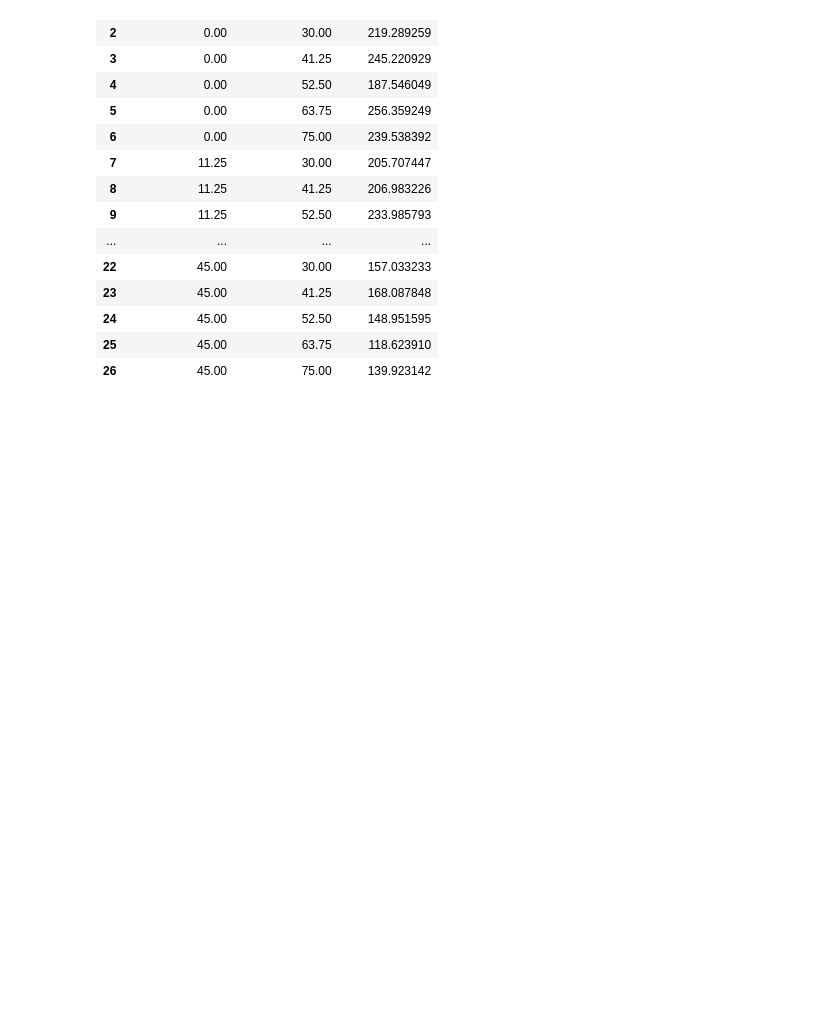
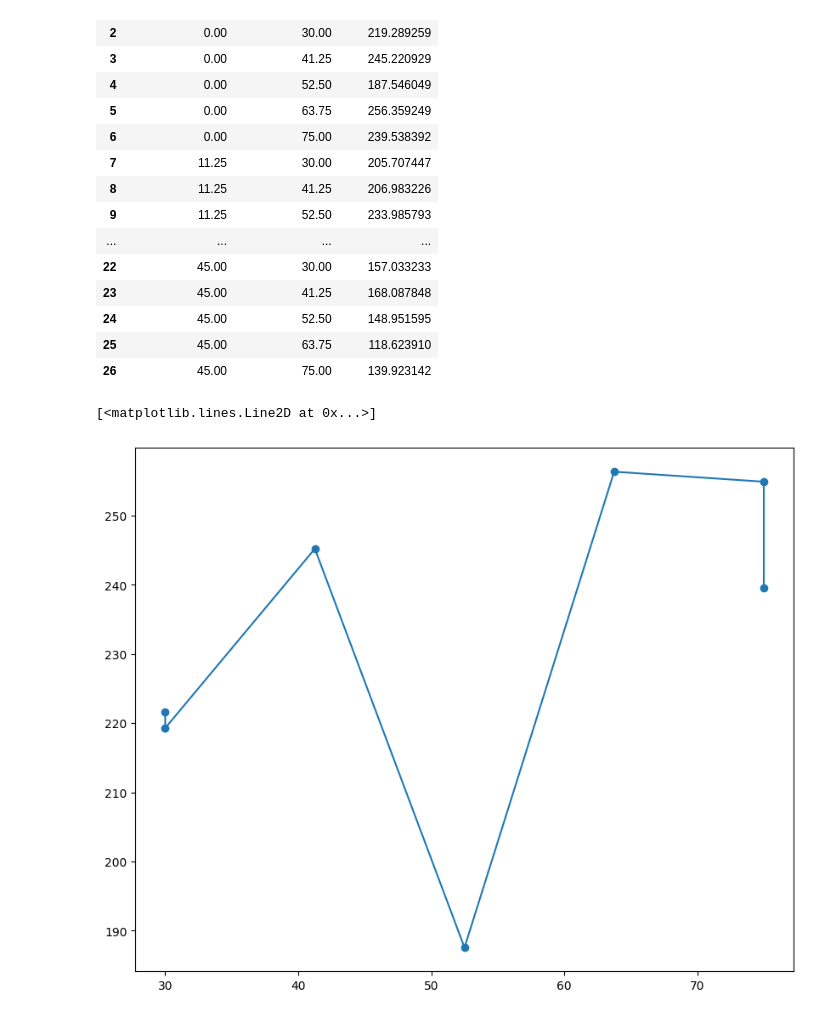
Before and after one commit to djoroya/DIMAT_DATA_CLEAN_AITEX, a Jupyter notebook: scripts/T02_modelling/T08_physical_data.ipynb, the cells around one changed output. Drawn from its saved outputs; the diff is of its cells as text; code cells hidden in the pictures; blank space fills up the shorter version.

```diff
--- a/scripts/T02_modelling/T08_physical_data.ipynb
+++ b/scripts/T02_modelling/T08_physical_data.ipynb
@@ -36 +30,12 @@ df_physical = pd.concat([df_physical, df_copy], ignore_index=True)
+# %%
+df_c_zero = df_physical[df_physical['Orientation (deg)'] == 0.0]
+df_c_zero = df_c_zero.drop(columns=['Orientation (deg)'])
+# sort by crystallinity
+df_c_zero = df_c_zero.sort_values(by='Crystallinity (%)')
+
+plt.figure(figsize=(10, 8))
+plt.plot(df_c_zero['Crystallinity (%)'], df_c_zero['Strength (MPa)'], '-o', label='Crystallinity vs Strength')
+# %% [output]
+[<matplotlib.lines.Line2D at 0x...>]
+[figure, added]
 # %%
```
Also changed, not shown: parts of 7 cells of this notebook, 2 other files.
